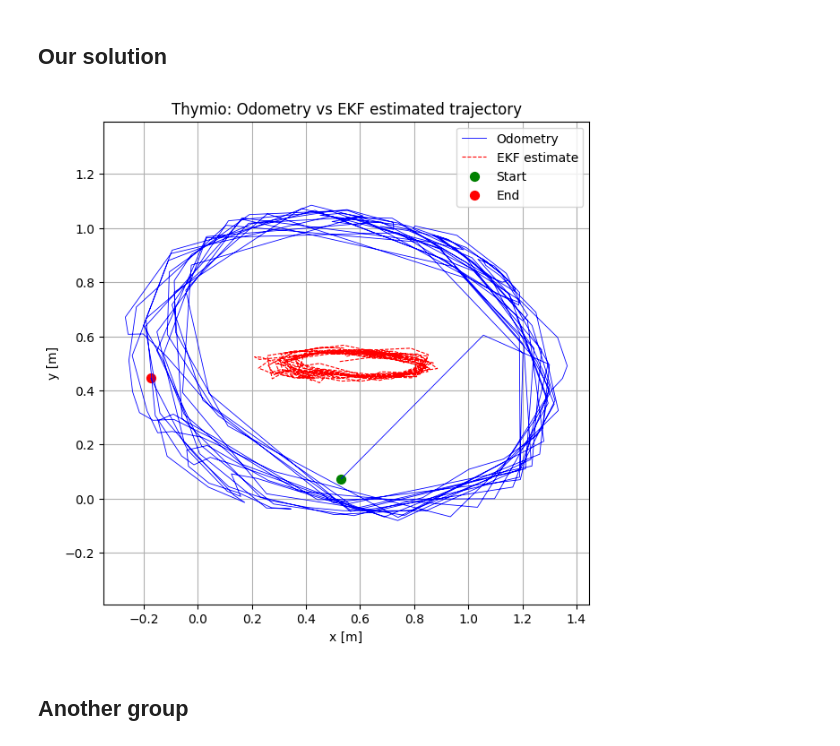
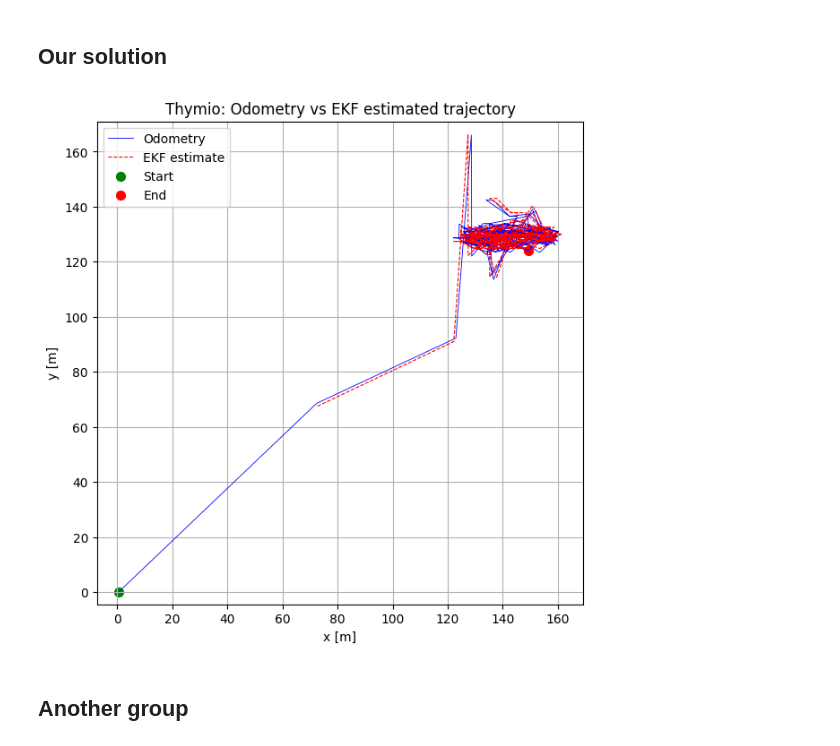
Before and after one commit to lukasfalk/BOMR-Project, a Jupyter notebook: filter.ipynb, the cells around one changed output. Cells and saved outputs as stored; diff of their text form; code cells hidden in the pictures.

Commit message:
Kalman filter and odometry are close, which I think is positive as they kinda should follow along. However the overall trajectory is weird

```diff
--- a/filter.ipynb
+++ b/filter.ipynb
@@ -169,8 +169,8 @@ from numpy.linalg import inv
 td = np.array(thymio_data[50:])
 # get the left_speed and right_speed values
 thymio_speed_to_mms = 0.3846153846153846
-left_speed = np.array([td[i]['left_speed']/thymio_speed_to_mms for i in range(len(td))])
-right_speed = np.array([td[i]['right_speed']/thymio_speed_to_mms for i in range(len(td))])
+left_speed_data = np.array([td[i]['left_speed']/thymio_speed_to_mms for i in range(len(td))])
+right_speed_data = np.array([td[i]['right_speed']/thymio_speed_to_mms for i in range(len(td))])
 # Plotting left_speed and right_speed
 # plt.figure(figsize=(10, 5))
 # plt.plot(left_speed, label='Left Speed (mm/s)')
@@ -223,15 +223,15 @@ Ts = 0.01  # Sample time
 interwheel_distance = 0.11 # [m] Distance between the wheels
 
 ## Noise
-var_v_left = left_speed.std()**2 * Ts
-var_v_right = right_speed.std()**2 * Ts
+var_v_left = left_speed_data.std()**2 * Ts
+var_v_right = right_speed_data.std()**2 * Ts
 
 x_est = np.zeros(3)
 x_pred = np.zeros(3)
 w = ...
 v = np.diag([var_v_left, var_v_right])
 
-Q = np.diag([0.01, 0.1, 0.01])  # Process noise covariance
+Q = np.diag([10, 10, 10])  # Process noise covariance
 R = np.diag([0.01, 0.01])          # Measurement noise
 
 P_est = np.diag(np.zeros(3))
@@ -241,27 +241,26 @@ estimates = []
 
 debug = []
 
-k0 = 60
-for k in range(k0, len(thymio_data)):
+k0 = 0
+for k in range(k0, len(left_speed_data)):
     ## Odometry
     x_prev = x_est.copy()
     P_prev = P_est.copy()
 
-    left_speed = thymio_data[k]["left_speed"]
-    right_speed = thymio_data[k]["right_speed"]
+    left_speed = left_speed_data[k]
+    right_speed = right_speed_data[k]
 
-    ds_left  = left_speed  * Ts # [m] Left wheel displacement
-    ds_right = right_speed * Ts # [m] Right wheel displacement
-
-    ds     = (ds_left  + ds_right) / 2 # Velocity
-    dtheta = (ds_right - ds_left)  / interwheel_distance  # Angular velocity
+    ds     = (left_speed  + right_speed) / 2 # Average speed
+    dtheta = (left_speed - right_speed) * Ts / interwheel_distance  # Angular velocity
     phi = x_prev[2] + dtheta / 2
 
     ## Kalman Filter
     #Predict
-    x_pred[0] =            x_prev[0] + ds*np.cos(phi)
-    x_pred[1] =            x_prev[1] + ds*np.sin(phi)
-    x_pred[2] = wrap_angle(x_prev[2] + dtheta)
+    x_pred = np.array([
+                   x_prev[0] + ds * np.cos(phi) * Ts,
+                   x_prev[1] + ds * np.sin(phi) * Ts,
+        wrap_angle(x_prev[2] + dtheta)
+    ])
 
     # Jacobian matrices
     F = state_space_jacobian(ds, phi)
@@ -269,43 +268,42 @@ for k in range(k0, len(thymio_data)):
     P_pred = F @ P_prev @ F.T + Q
 
     # Update
-    y = np.array((ds_left, ds_right))  # Measurement vector
+    y = np.array((left_speed, right_speed))  # Measurement vector
     h = np.array([[1, 0, 0],
                   [0, 1, 0]])
     H = h # I know it's the same, but to conform to EKF notation
-    i = y - H @ x_pred  # Innovation
-    S = H @ P_pred @ H.T + R
-    K = P_pred @ H.T @ inv(S)
+    i = y - H @ x_pred        # Innovation
+    S = H @ P_pred @ H.T + R  # Innovation covariance
+    K = P_pred @ H.T @ inv(S) # Kalman gain
 
     x_est = x_pred + K @ i
     P_est = (np.eye(3) - K @ H) @ P_pred
 
     positions.append(x_pred.copy())   # raw odometry
     estimates.append(x_est.copy())    # EKF estimate
-
 
 
 # debug_stick("dtheta", np.array(debug))
 
 poses = np.array(positions)
 ests  = np.array(estimates)
 
 plt.figure(figsize=(7,7))
 plt.plot(poses[:,0], poses[:,1], 'b-', linewidth=0.6, label='Odometry')
 plt.plot(ests[:,0], ests[:,1], 'r--', linewidth=0.8, label='EKF estimate')
 
 plt.scatter(poses[0,0], poses[0,1], c='g', s=50, label='Start')
 plt.scatter(poses[-1,0], poses[-1,1], c='r', s=50, label='End')
 
 plt.xlabel("x [m]")
 plt.ylabel("y [m]")
 plt.axis("equal")
 plt.grid()
 plt.title("Thymio: Odometry vs EKF estimated trajectory")
 plt.legend()
 plt.show()
 # %% [output]
-[figure, old version]
+[figure, new version]
 # %% [markdown]
 ## Another group
 # %%
```
Also changed, not shown: parts of 1 cell of this notebook.
